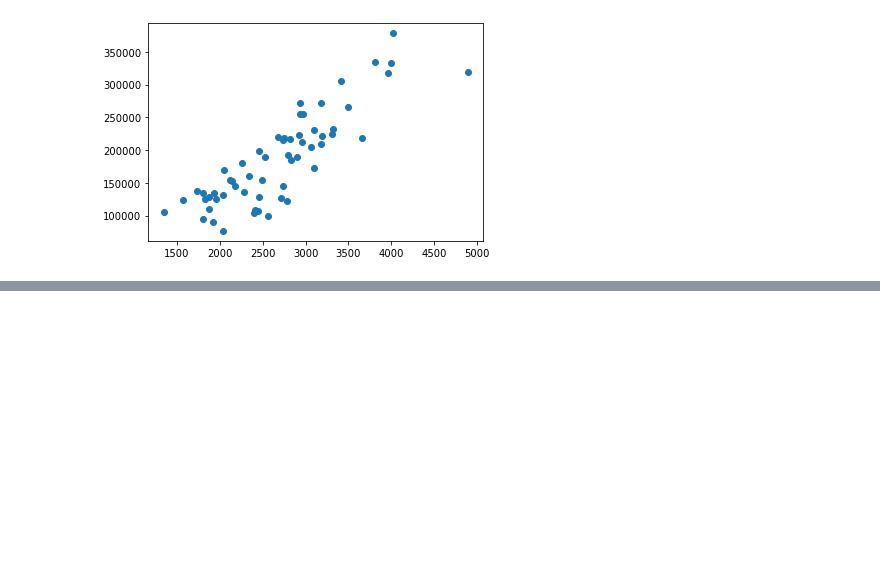
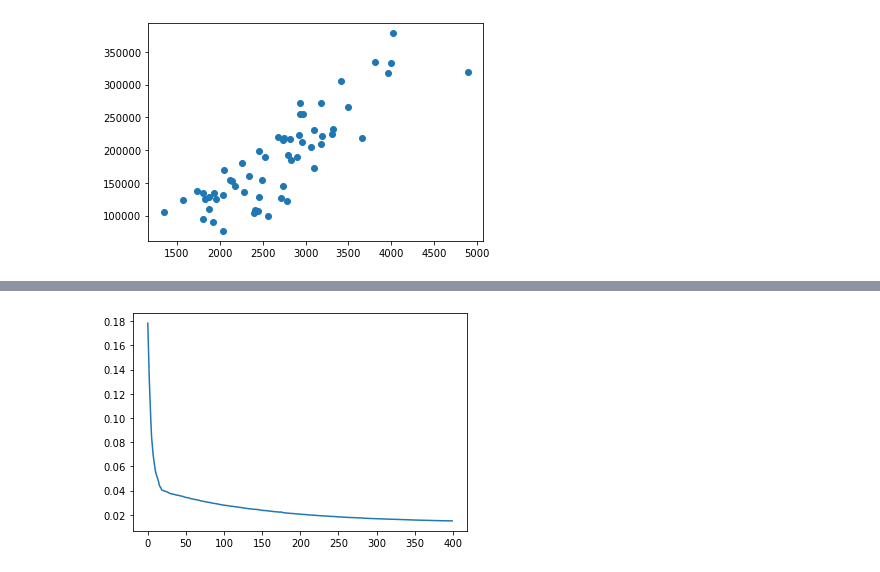
Before and after one commit to NirakhRastogi/NeuralNetwork, a Jupyter notebook: HousePricing.ipynb, the cells around one changed output, grey strips where cells are left out. Saved outputs shown, nothing was run; the diff lists cells and outputs as text; code cells hidden in the pictures; blank space fills up the shorter version.

```diff
--- a/HousePricing.ipynb
+++ b/HousePricing.ipynb
@@ -81,0 +121,5 @@ array=[2736. 2254. 3408. 2820. 2919. 3992. 3190. 2938. 2936. 3058. 2900. 2137.
+# %%
+plt.plot(train_hist.history['loss'])
+plt.show()
+# %% [output]
+[figure, added]
```
Also changed, not shown: parts of 6 cells of this notebook, 2 other files.
